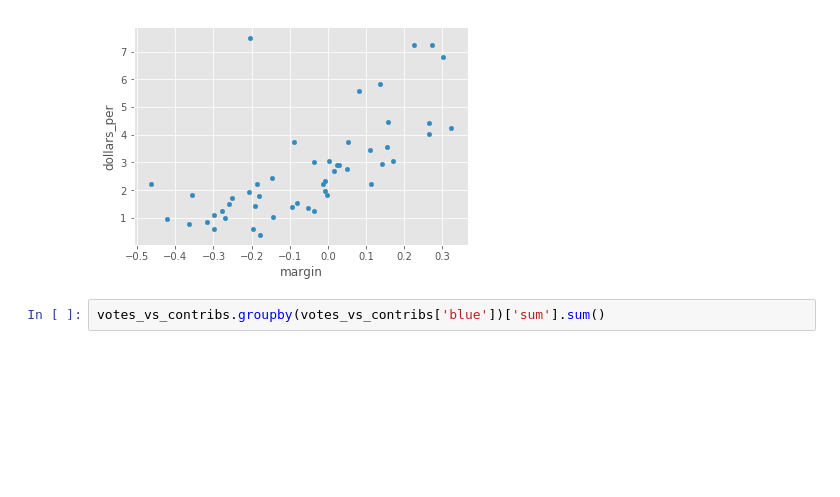
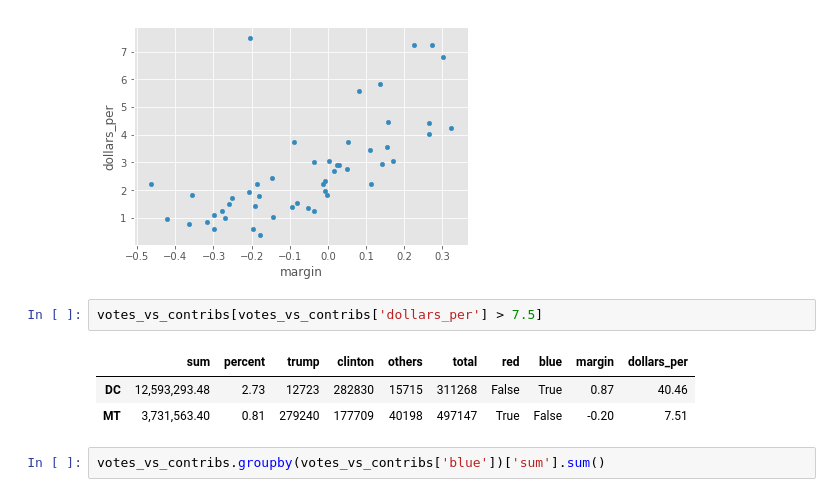
Before and after one commit to PublicI/actblue-analysis, a Jupyter notebook: analysis.ipynb, the cells around one changed output. Cells and saved outputs as stored; diff of their text form; blank space fills up the shorter version.

```diff
--- a/analysis.ipynb
+++ b/analysis.ipynb
@@ -986,6 +986,12 @@ votes_vs_contribs[votes_vs_contribs.index != "DC"].plot.scatter(x='margin', y='d
 # %% [output]
 <matplotlib.axes._subplots.AxesSubplot at 0x...>
 [figure]
+# %%
+votes_vs_contribs[votes_vs_contribs['dollars_per'] > 7.5]
+# %% [output]
+|  | sum | percent | trump | clinton | others | total | red | blue | margin | dollars_per |
+| DC | 12,593,293.48 | 2.73 | 12723 | 282830 | 15715 | 311268 | False | True | 0.87 | 40.46 |
+| MT | 3,731,563.40 | 0.81 | 279240 | 177709 | 40198 | 497147 | True | False | -0.20 | 7.51 |
 # %%
 votes_vs_contribs.groupby(votes_vs_contribs['blue'])['sum'].sum()
 # %% [output]
```
Also changed, not shown: parts of 6 cells of this notebook, 1 other file.
